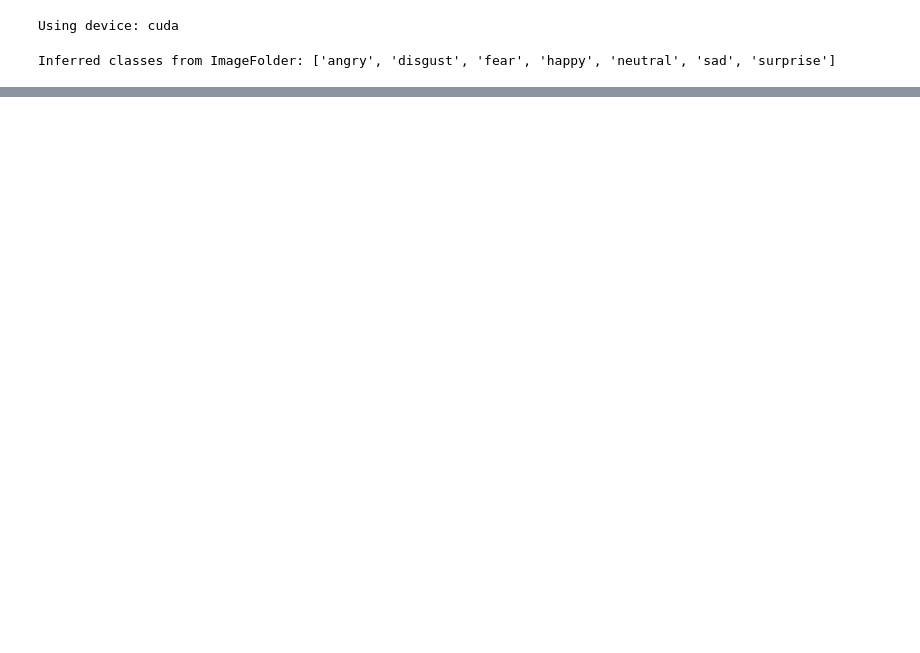
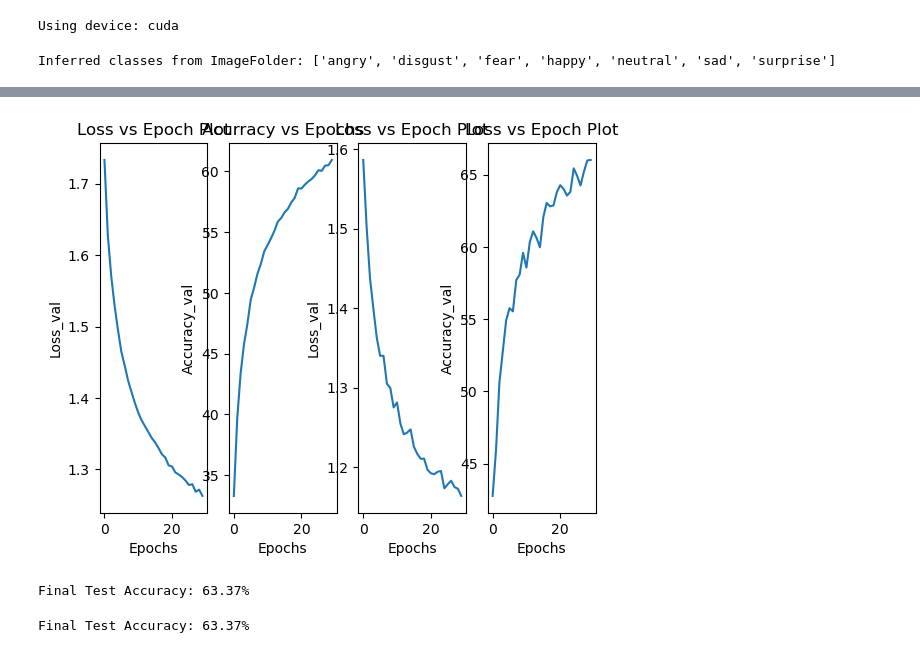
Before and after one commit to lolshark99/Project-Trial-first, a Jupyter notebook: Video_tut.ipynb, the cells around one changed output, grey strips where cells are left out. Drawn from its saved outputs; the diff is of its cells as text; code cells hidden in the pictures; blank space fills up the shorter version.

```diff
--- a/Video_tut.ipynb
+++ b/Video_tut.ipynb
@@ -180,10 +169,10 @@ train_ds_final = torch.utils.data.Subset(
 )
 
 dev_ds_final = torch.utils.data.Subset(
-    datasets.ImageFolder(r"C:\Users\SIDDHAARTH\Desktop\Video project\processed_data", transform=dev_transform), dev_ds.indices
+    datasets.ImageFolder(r"C:\Users\SIDDHAARTH\Desktop\Video project\processed_data", transform=val_transform), dev_ds.indices
 )
 
 test_ds_final = torch.utils.data.Subset(
-    datasets.ImageFolder(r"C:\Users\SIDDHAARTH\Desktop\Video project\processed_data", transform=dev_transform), test_ds.indices
+    datasets.ImageFolder(r"C:\Users\SIDDHAARTH\Desktop\Video project\processed_data", transform=val_transform), test_ds.indices
 )
 # %%
@@ -227,9 +234,9 @@ class Training_loop(nn.Module):
         self.bn3_2 = nn.BatchNorm2d(64)
 
         self.pool = nn.MaxPool2d(2)
-        self.fc1 = nn.Linear(64 * 12 * 12, 128)
+        self.fc1 = nn.Linear(64 * 12 * 12, 96)
         self.dropout = nn.Dropout(0.4)
-        self.fc2 = nn.Linear(128 ,  num_classes)
+        self.fc2 = nn.Linear(96 ,  num_classes)
 
     def forward(self , x):
 
@@ -284,10 +291,10 @@ Inferred classes from ImageFolder: ['angry', 'disgust', 'fear', 'happy', 'neutra
 # %%
 
 model = Training_loop(num_classes=num_classes).to(device)
-criterion = nn.CrossEntropyLoss()
+criterion = nn.CrossEntropyLoss(label_smoothing = 0.1)
 optimizer = optim.Adam(model.parameters(), lr=0.00005, weight_decay=1e-5)
-scheduler = torch.optim.lr_scheduler.StepLR(
-    optimizer,step_size= 10 , gamma= 0.5
+scheduler = torch.optim.lr_scheduler.ReduceLROnPlateau(
+    optimizer,mode ='max' , factor= 0.5 , patience = 3
 )
 print("Model params:", sum(p.numel() for p in model.parameters()))
 # %% [output]
@@ -297,7 +304,7 @@ loss_list_train = []
 accuracy_per_epoch_train = []
 loss_list_val = []
 accuracy_per_epoch_val = []
-
+best_accuracy = 0
 epoch = 30
 for i in range(epoch):
     model.train()
@@ -325,7 +332,7 @@ for i in range(epoch):
     train_acc = (correct_train / total_train) * 100
     loss_list_train.append(train_loss)
     accuracy_per_epoch_train.append(train_acc)
-    scheduler.step()
+    scheduler.step(val_acc)
     model.eval()
     correct = 0
     total = 0
@@ -347,6 +354,8 @@ for i in range(epoch):
 
     val_loss = val_loss_now / len(val_loader)
     val_acc = (correct / total) * 100
+    if(val_acc > best_accuracy):
+        torch.save(model.state_dict(), "model.pth")
 
     loss_list_val.append(val_loss)
     accuracy_per_epoch_val.append(val_acc)
@@ -359,28 +384,30 @@ Epoch 1, Train Loss: 1.5214, Train Acc: 40.98%, Val Loss: 3.2883, Val Acc: 23.86
 # %%
 import matplotlib.pyplot as plt
 plt.subplot(1 , 4, 1)
 plt.plot(loss_list_train)
 plt.xlabel("Epochs")
-plt.ylabel("Loss")
+plt.ylabel("Loss_val")
 plt.title("Loss vs Epoch Plot")
 
 plt.subplot(1 ,4,2)
 plt.plot(accuracy_per_epoch_train)
 plt.xlabel("Epochs")
-plt.ylabel("Accuracy")
+plt.ylabel("Accuracy_val")
 plt.title("Acurracy vs Epochs")
 
 plt.subplot(1 , 4, 3)
 plt.plot(loss_list_val)
 plt.xlabel("Epochs")
-plt.ylabel("Loss")
+plt.ylabel("Loss_val")
 plt.title("Loss vs Epoch Plot")
 
 plt.subplot(1 , 4, 4)
 plt.plot(accuracy_per_epoch_val)
 plt.xlabel("Epochs")
-plt.ylabel("Accuracy")
+plt.ylabel("Accuracy_val")
 plt.title("Loss vs Epoch Plot")
 
 plt.show()
 #not a good accuracy!!
+# %% [output]
+[figure, added]
@@ -409,0 +414,43 @@ print(classification_report(labels_list, predictions))
+# %%
+model.load_state_dict(torch.load("model.pth", map_location= device))
+model.eval()
+
+correct = 0
+total = 0
+
+with torch.no_grad():
+    for images, labels in test_loader:
+        images = images.to(device)
+        labels = labels.to(device)
+
+        outputs = model(images)
+        _, predicted = torch.max(outputs, 1)
+
+        correct += (predicted == labels).sum().item()
+        total += labels.size(0)
+
+test_acc = (correct / total) * 100
+print(f"Final Test Accuracy: {test_acc:.2f}%")
+# %% [output]
+Final Test Accuracy: 63.37%
+# %%
+model.eval()
+
+correct = 0
+total = 0
+
+with torch.no_grad():
+    for images, labels in test_loader:
+        images = images.to(device)
+        labels = labels.to(device)
+
+        outputs = model(images)
+        _, predicted = torch.max(outputs, 1)
+
+        correct += (predicted == labels).sum().item()
+        total += labels.size(0)
+
+test_acc = (correct / total) * 100
+print(f"Final Test Accuracy: {test_acc:.2f}%")
+# %% [output]
+Final Test Accuracy: 63.37%
```
Also changed, not shown: parts of 15 cells of this notebook.
